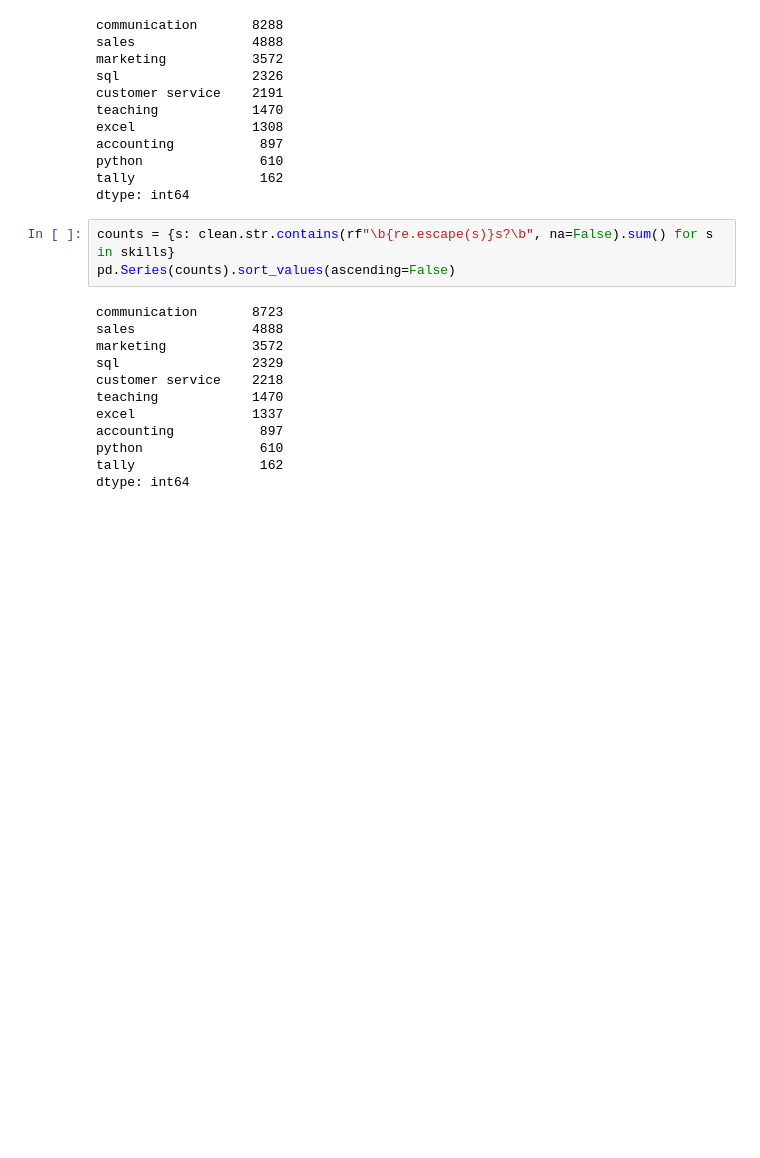
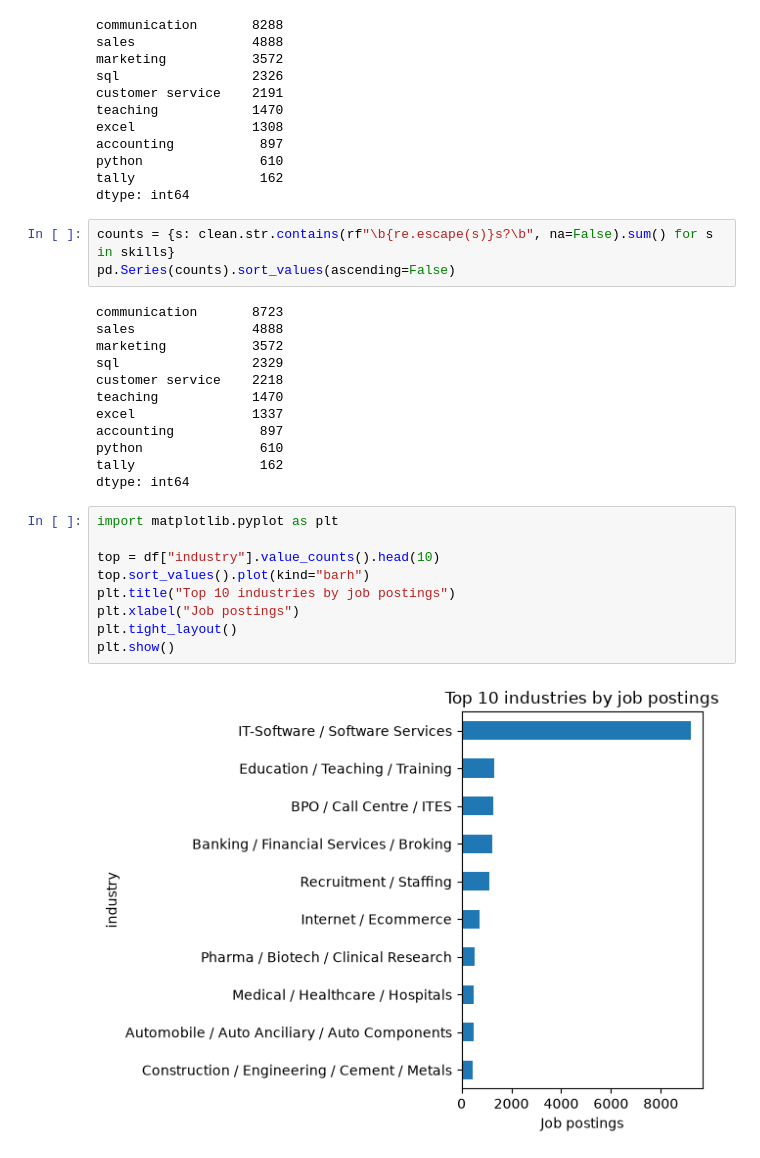
Before and after one commit to SadeepDudekula/india-job-market-analysis, a Jupyter notebook: notebooks/1_explore.ipynb, the cells around one changed output. Cells and saved outputs as stored; diff of their text form; blank space fills up the shorter version.

Commit message:
Add industry analysis and check dataset date range

```diff
--- a/notebooks/1_explore.ipynb
+++ b/notebooks/1_explore.ipynb
@@ -155,3 +155,14 @@ accounting           897
 python               610
 tally                162
 dtype: int64
+# %%
+import matplotlib.pyplot as plt
+
+top = df["industry"].value_counts().head(10)
+top.sort_values().plot(kind="barh")
+plt.title("Top 10 industries by job postings")
+plt.xlabel("Job postings")
+plt.tight_layout()
+plt.show()
+# %% [output]
+[figure, added]
```
Also changed, not shown: parts of 3 cells of this notebook.
